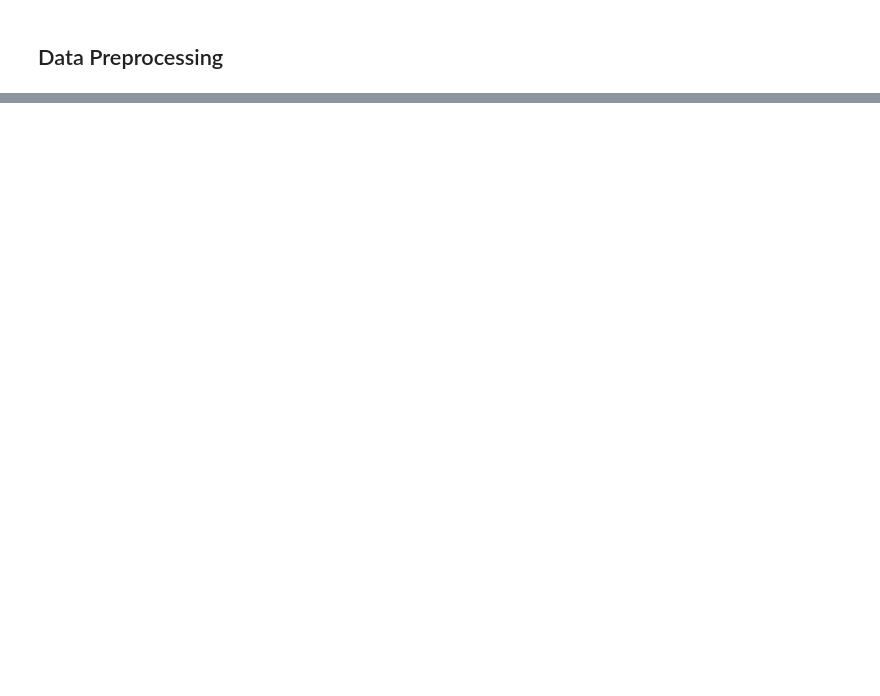
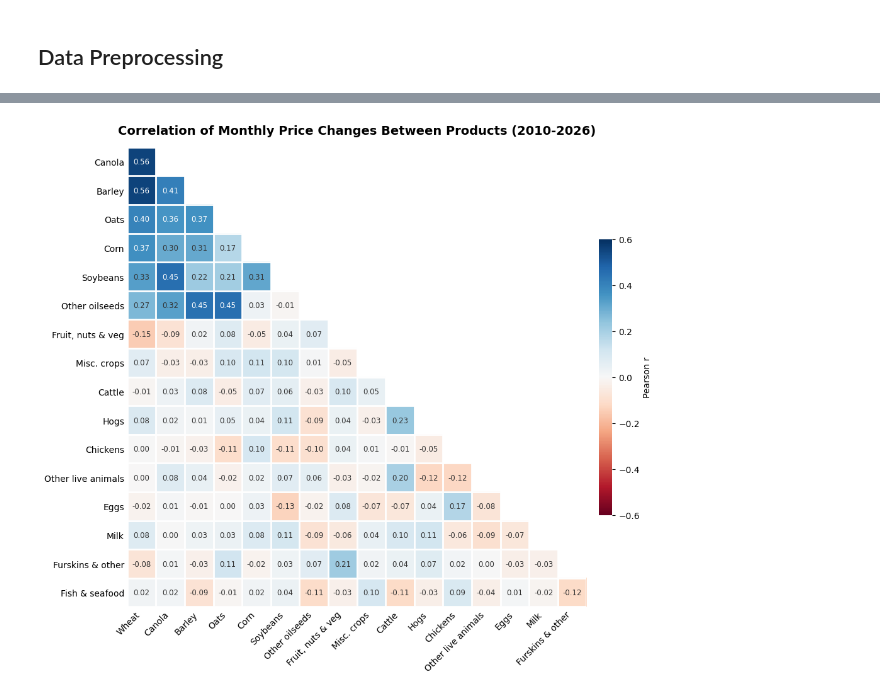
Before and after one commit to jonathanqli2006/CMSC320-Final-Project, a Jupyter notebook: group_project.ipynb, the cells around one changed output, grey strips where cells are left out. Cells and saved outputs as stored; diff of their text form; code cells hidden in the pictures; blank space fills up the shorter version.

Commit message:
Added Pearson Correlation

```diff
--- a/group_project.ipynb
+++ b/group_project.ipynb
@@ -29,0 +50,79 @@ raw_materials_df.head()
+# %%
+# pivots so each product is its own column and each row is a month
+prices_wide = raw_materials_df.pivot(index='date', columns='product_category', values='rmpi_index')
+
+
+# only keeps the most specific products, since categories like "Crop products" are totals of the others
+# maps each full name to a short name for the plot (first 9 are crops, last 8 are animals)
+leaf_products = {
+    'Wheat': 'Wheat', 'Canola (including rapeseed)': 'Canola', 'Barley': 'Barley', 'Oats': 'Oats',
+    'Corn for grain': 'Corn', 'Soybeans': 'Soybeans', 'Oilseeds (except canola and soybeans)': 'Other oilseeds',
+    'Fresh fruit, nuts and vegetables, and pulse crops': 'Fruit, nuts & veg', 'Other miscellaneous crop products': 'Misc. crops',
+    'Cattle and calves': 'Cattle', 'Hogs': 'Hogs', 'Chickens': 'Chickens', 'Other live animals': 'Other live animals',
+    'Eggs in shell': 'Eggs', 'Unprocessed milk': 'Milk', 'Raw furskins, and animal products n.e.c.': 'Furskins & other',
+    'Fish, crustaceans, shellfish and other fishery products': 'Fish & seafood',
+}
+
+
+# monthly percent change instead of the raw index, since all prices trend up over time
+monthly_change = prices_wide[list(leaf_products)].pct_change() * 100
+monthly_change = monthly_change.rename(columns=leaf_products).dropna()
+
+
+# pearson correlation between every pair of products
+corr_matrix = monthly_change.corr(method='pearson')
+
+
+# prints the strongest pairs (upper triangle only so each pair shows up once)
+pairs = corr_matrix.where(np.triu(np.ones(corr_matrix.shape, dtype=bool), k=1)).stack()
+print('Strongest correlations:')
+print(pairs.sort_values(ascending=False).head(10).round(2).to_string())
+
+
+# only plots the lower triangle since the upper half is a mirror of it (and the diagonal is always 1)
+mask = np.triu(np.ones(corr_matrix.shape, dtype=bool))
+plot_matrix = corr_matrix.mask(mask).iloc[1:, :-1]
+
+
+# red = negative, blue = positive, white = no correlation. empty cells are left white
+cmap = plt.get_cmap('RdBu').copy()
+cmap.set_bad('white')
+
+
+fig, ax = plt.subplots(figsize=(11, 9))
+im = ax.imshow(plot_matrix, cmap=cmap, vmin=-0.6, vmax=0.6)
+
+
+# writes the correlation in every cell, white text on dark cells so it stays readable
+for i in range(plot_matrix.shape[0]):
+    for j in range(plot_matrix.shape[1]):
+        r = plot_matrix.iloc[i, j]
+        if not np.isnan(r):
+            label = f'{r:.2f}'.replace('-0.00', '0.00')
+            ax.text(j, i, label, ha='center', va='center', fontsize=8.5,
+                    color='white' if abs(r) > 0.35 else '#333333')
+
+
+# product names on both axes
+ax.set_xticks(range(plot_matrix.shape[1]))
+ax.set_yticks(range(plot_matrix.shape[0]))
+ax.set_xticklabels(plot_matrix.columns, rotation=45, ha='right', fontsize=10)
+ax.set_yticklabels(plot_matrix.index, fontsize=10)
+
+
+# thin white lines between cells and no border around the plot
+ax.set_xticks(np.arange(-0.5, plot_matrix.shape[1]), minor=True)
+ax.set_yticks(np.arange(-0.5, plot_matrix.shape[0]), minor=True)
+ax.grid(which='minor', color='white', linewidth=2)
+ax.tick_params(which='both', length=0)
+for spine in ax.spines.values():
+    spine.set_visible(False)
+
+
+ax.set_title('Correlation of Monthly Price Changes Between Products (2010-2026)', fontsize=14, fontweight='bold', pad=15)
+cbar = fig.colorbar(im, ax=ax, shrink=0.6, pad=0.02)
+cbar.set_label('Pearson r')
+cbar.outline.set_visible(False)
+plt.tight_layout()
+plt.show()
+# %% [output]
@@ -29,0 +141 @@ raw_materials_df.head()
+[figure, added]
```
Also changed, not shown: parts of 4 cells of this notebook.
